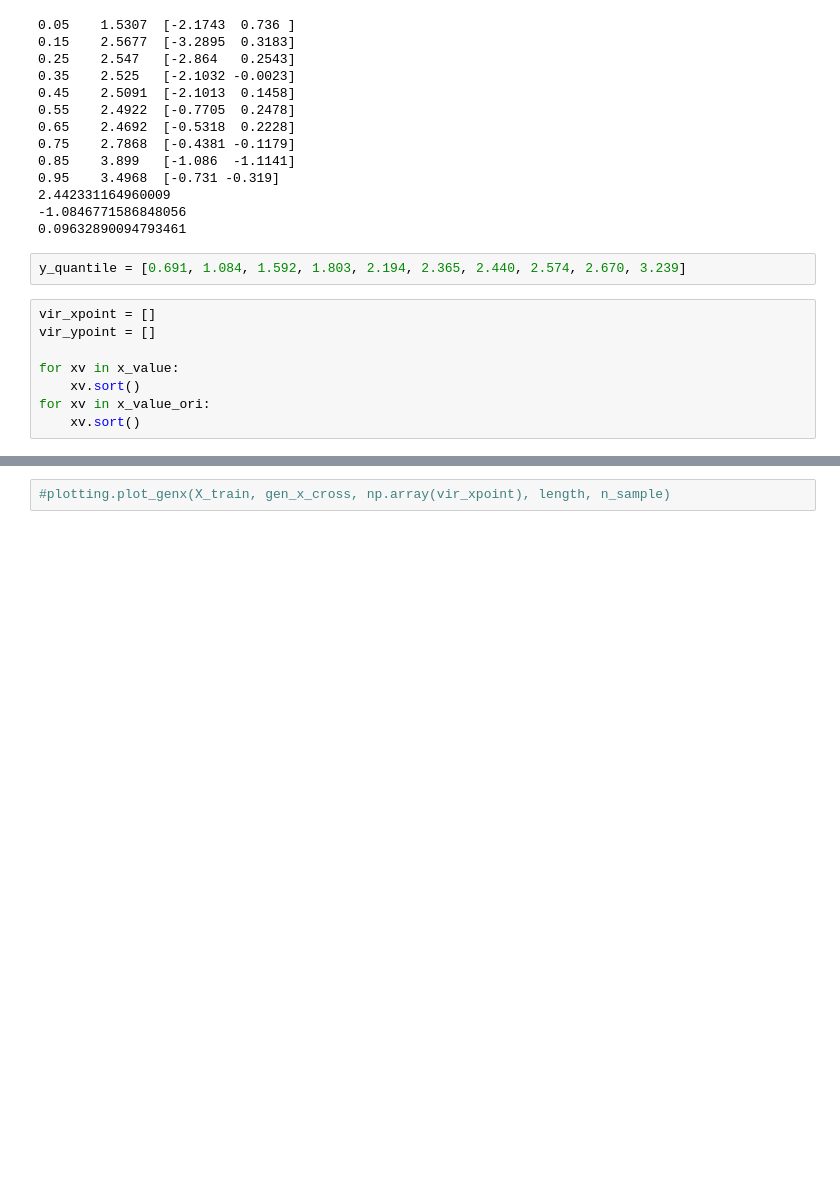
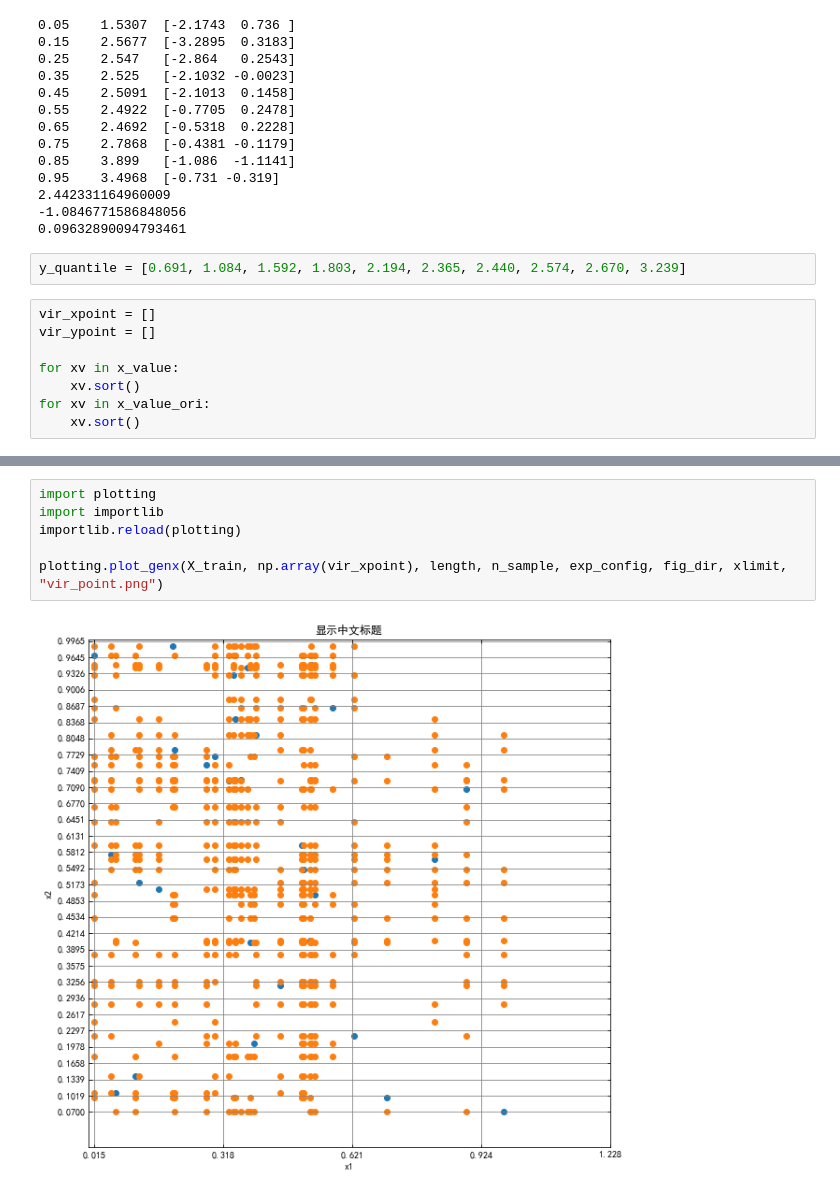
Before and after one commit to Aries-my/VSG, a Jupyter notebook: notebook/synthetic_data.ipynb, the cells around one changed output, grey strips where cells are left out. Saved outputs shown, nothing was run; the diff lists cells and outputs as text; blank space fills up the shorter version.

```diff
--- a/notebook/synthetic_data.ipynb
+++ b/notebook/synthetic_data.ipynb
@@ -299,2 +309,8 @@ importlib.reload(QRselection)
 # %%
-#plotting.plot_genx(X_train, gen_x_cross, np.array(vir_xpoint), length, n_sample)
+import plotting
+import importlib
+importlib.reload(plotting)
+
+plotting.plot_genx(X_train, np.array(vir_xpoint), length, n_sample, exp_config, fig_dir, xlimit, "vir_point.png")
+# %% [output]
+[figure, added]
```
Also changed, not shown: parts of 9 cells of this notebook, 4 other files.
